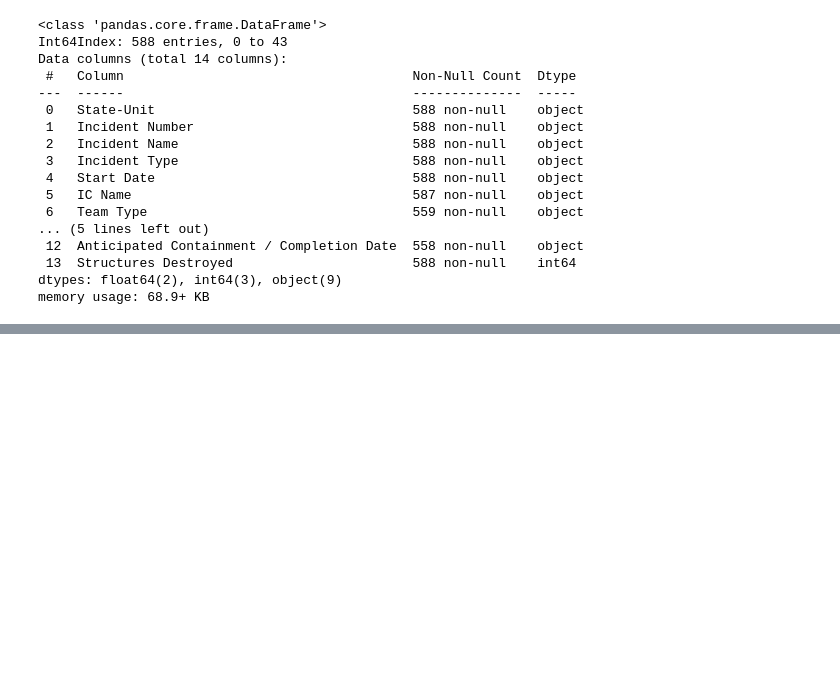
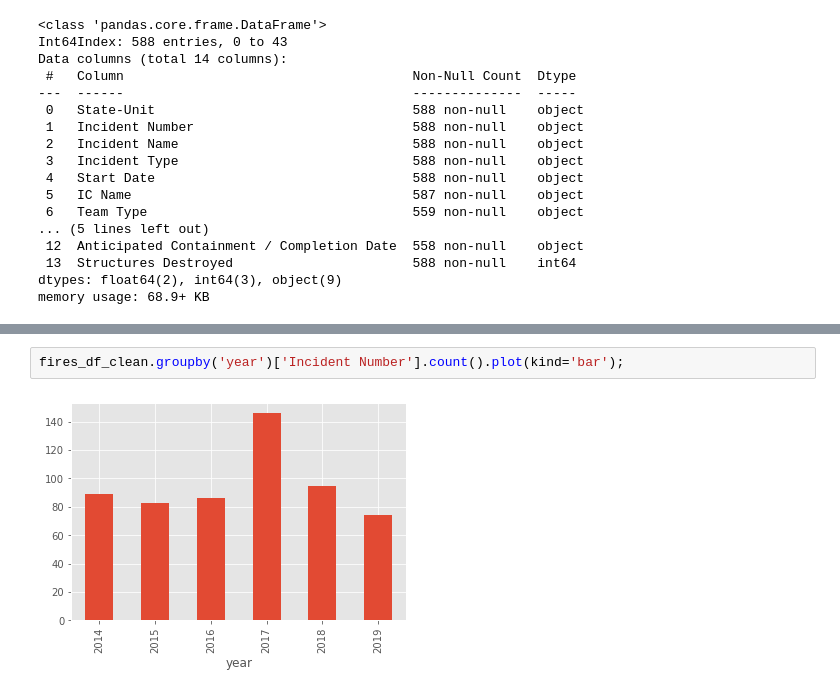
Before and after one commit to jefremides/Project_5, a Jupyter notebook: claire_data_cleaning_eda.ipynb, the cells around one changed output, grey strips where cells are left out. Cells and saved outputs as stored; diff of their text form; blank space fills up the shorter version.

```diff
--- a/claire_data_cleaning_eda.ipynb
+++ b/claire_data_cleaning_eda.ipynb
@@ -71,0 +125,4 @@ Name: Costs, dtype: float64
+# %%
+fires_df_clean.groupby('year')['Incident Number'].count().plot(kind='bar');
+# %% [output]
+[figure, added]
```
Also changed, not shown: parts of 17 cells of this notebook, 1 other file.
